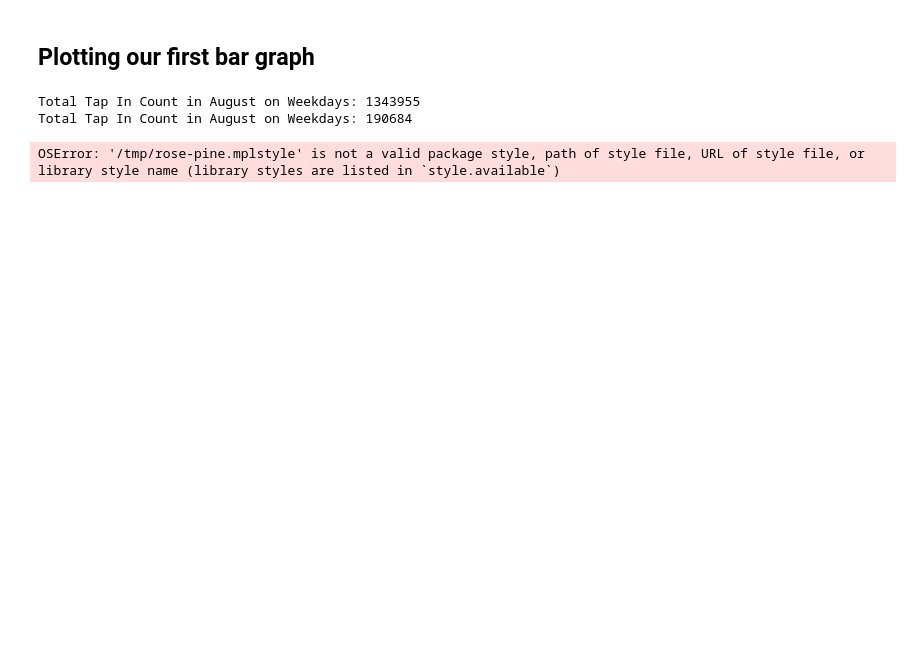
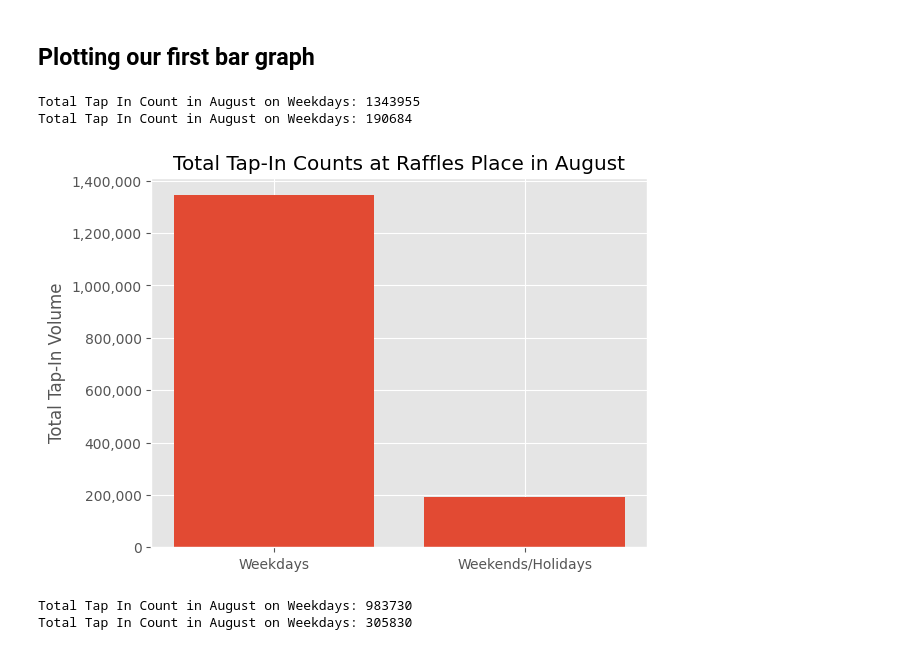
Before and after one commit to caizhitan/Bus_Retrival_API, a Jupyter notebook: trainAnalysis/trainDataAnalysis.ipynb, the cells around one changed output. Drawn from its saved outputs; the diff is of its cells as text; code cells hidden in the pictures; blank space fills up the shorter version.

```diff
--- a/trainAnalysis/trainDataAnalysis.ipynb
+++ b/trainAnalysis/trainDataAnalysis.ipynb
@@ -38,0 +20,3 @@ print(dfCombinedSecond)
+# %%
+session = boto3.Session(profile_name='personal-ltadatamall')
+s3 = session.resource('s3')
@@ -38,0 +25,8 @@ print(dfCombinedSecond)
+# %%
+# From AWS S3
+dfCombinedFirst = pd.read_parquet(BytesIO(s3.Object('ltadatamall', 'TrainVolume_ProcessedData/Data.parquet').get()['Body'].read()))
+dfCombinedSecond = pd.read_parquet(BytesIO(s3.Object('ltadatamall', 'TrainVolumeOrigin_ProcessedData/Data.parquet').get()['Body'].read()))
+
+
+print(dfCombinedFirst)
+print(dfCombinedSecond)
@@ -116,12 +119,12 @@ Weekday
 dfCombinedFirst['DATETIME'] = pd.to_datetime(dfCombinedFirst['DATETIME'])
 
 # Finding sum of tap ins in August on Weekdays
-dfFiltered = dfCombinedFirst[(dfCombinedFirst['PT_NAME'] == 'Raffles Place') & (dfCombinedFirst['DAY_TYPE'] == 0) & (dfCombinedFirst['DATETIME'].dt.date == pd.to_datetime('2023-08-31').date())]
-sumOfTapInWeekday = dfFiltered['TOTAL_TAP_IN_VOLUME'].sum()
+df_Raffles_Aug0 = dfCombinedFirst[(dfCombinedFirst['PT_NAME'] == 'Raffles Place') & (dfCombinedFirst['DAY_TYPE'] == 0) & (dfCombinedFirst['DATETIME'].dt.date == pd.to_datetime('2023-08-31').date())]
+sumOfTapInWeekday = df_Raffles_Aug0['TOTAL_TAP_IN_VOLUME'].sum()
 
 # Finding sum of tap ins in August on Weekends/Holidays
-dfFiltered1 = dfCombinedFirst[(dfCombinedFirst['PT_NAME'] == 'Raffles Place') & (dfCombinedFirst['DAY_TYPE'] == 1) & (dfCombinedFirst['DATETIME'].dt.date == pd.to_datetime('2023-08-31').date())]
-sumOfTapInWeekend = dfFiltered1['TOTAL_TAP_IN_VOLUME'].sum()
+df_Raffles_Aug1 = dfCombinedFirst[(dfCombinedFirst['PT_NAME'] == 'Raffles Place') & (dfCombinedFirst['DAY_TYPE'] == 1) & (dfCombinedFirst['DATETIME'].dt.date == pd.to_datetime('2023-08-31').date())]
+sumOfTapInWeekend = df_Raffles_Aug1['TOTAL_TAP_IN_VOLUME'].sum()
 
 print("Total Tap In Count in August on Weekdays:", sumOfTapInWeekday)
 print("Total Tap In Count in August on Weekdays:", sumOfTapInWeekend)
@@ -131,21 +134,38 @@ Total Tap In Count in August on Weekdays: 190684
 # %%
 # Data for plotting
 categories = ['Weekdays', 'Weekends/Holidays']
 values = [sumOfTapInWeekday, sumOfTapInWeekend]
 
 def create_bargraph():
 # Plotting the bar graph
     plt.bar(categories, values)
 
     # Adding title and labels
     plt.title('Total Tap-In Counts at Raffles Place in August')
     plt.ylabel('Total Tap-In Volume')
 
     # Plotting the graph
     plt.gca().yaxis.set_major_formatter(ticker.FuncFormatter(lambda x, _: '{:,.0f}'.format(x)))
     plt.show()
 
-with plt.style.context("/tmp/rose-pine.mplstyle"):
+with plt.style.context("ggplot"):
     create_bargraph()
 # %% [output]
-OSError: '/tmp/rose-pine.mplstyle' is not a valid package style, path of style file, URL of style file, or library style name (library styles are listed in `style.available`)
+[figure, added]
+# %%
+# Convert our column back to datetime format
+dfCombinedFirst['DATETIME'] = pd.to_datetime(dfCombinedFirst['DATETIME'])
+
+# Finding sum of tap ins in August on Weekdays
+df_Raffles_Aug0 = dfCombinedFirst[(dfCombinedFirst['PT_NAME'] == 'Bishan') & (dfCombinedFirst['DAY_TYPE'] == 0) & (dfCombinedFirst['DATETIME'].dt.date == pd.to_datetime('2023-08-31').date())]
+sumOfTapInWeekday = df_Raffles_Aug0['TOTAL_TAP_IN_VOLUME'].sum()
+
+# Finding sum of tap ins in August on Weekends/Holidays
+df_Raffles_Aug1 = dfCombinedFirst[(dfCombinedFirst['PT_NAME'] == 'Bishan') & (dfCombinedFirst['DAY_TYPE'] == 1) & (dfCombinedFirst['DATETIME'].dt.date == pd.to_datetime('2023-08-31').date())]
+sumOfTapInWeekend = df_Raffles_Aug1['TOTAL_TAP_IN_VOLUME'].sum()
+
+print("Total Tap In Count in August on Weekdays:", sumOfTapInWeekday)
+print("Total Tap In Count in August on Weekdays:", sumOfTapInWeekend)
+# %% [output]
+Total Tap In Count in August on Weekdays: 983730
+Total Tap In Count in August on Weekdays: 305830
```
Also changed, not shown: parts of 11 cells of this notebook, 2 other files.
